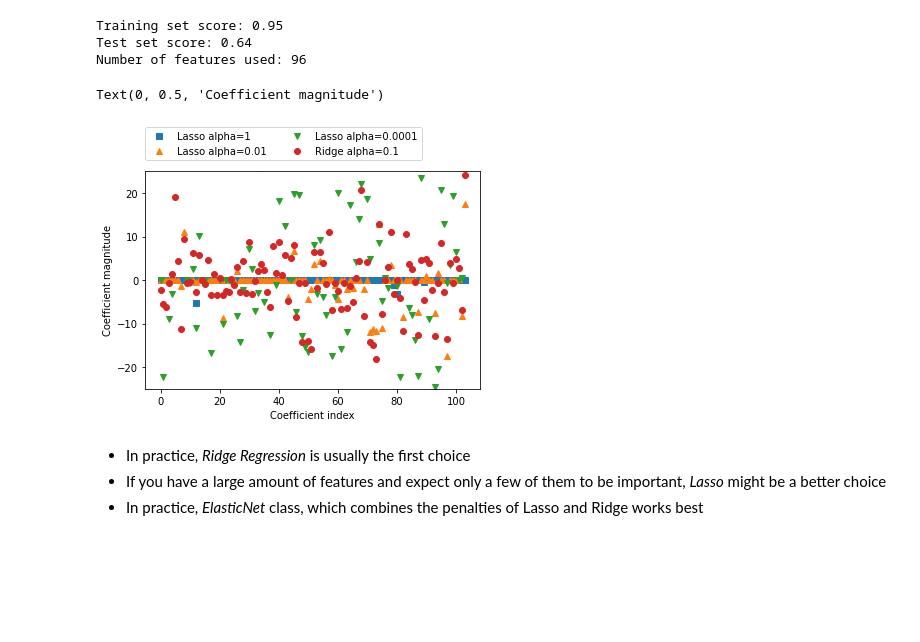
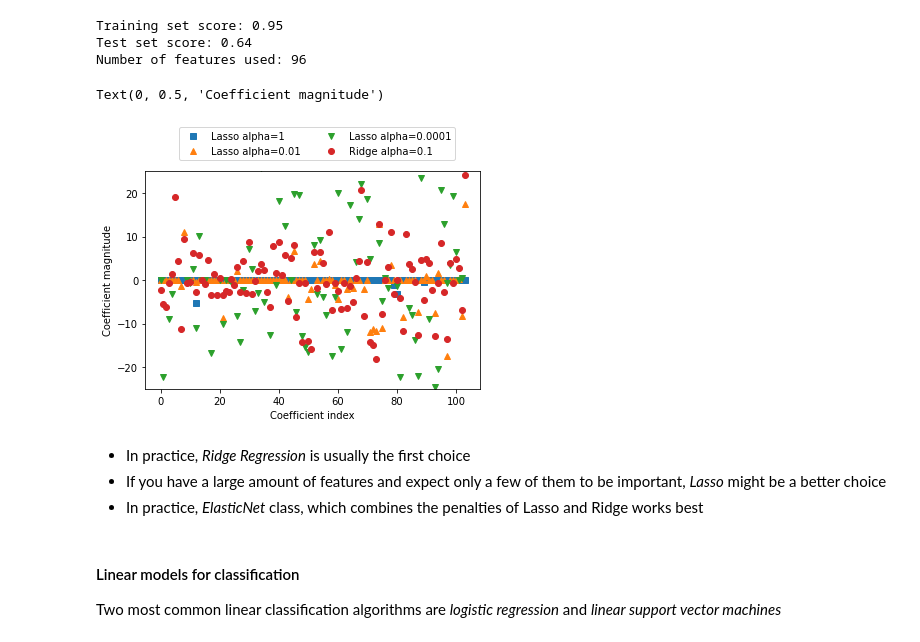
Before and after one commit to DayoonLee/Study-DataScience, a Jupyter notebook: Machine Learning/Linear regression.ipynb, the cells around one changed output. Drawn from its saved outputs; the diff is of its cells as text; code cells hidden in the pictures; blank space fills up the shorter version.

```diff
--- a/Machine Learning/Linear regression.ipynb
+++ b/Machine Learning/Linear regression.ipynb
@@ -130,17 +130,20 @@ Number of features used: 96
 # %%
 plt.plot(lasso.coef_, 's', label="Lasso alpha=1")
 plt.plot(lasso001.coef_, '^', label="Lasso alpha=0.01")
 plt.plot(lasso00001.coef_, 'v', label="Lasso alpha=0.0001")
 
 plt.plot(ridge01.coef_, 'o', label="Ridge alpha=0.1")
-plt.legend(ncol=2, loc=(0, 1.05))
+plt.legend(ncol=2, loc=(0.1, 1.05))
 plt.ylim(-25,25)
 plt.xlabel("Coefficient index")
 plt.ylabel("Coefficient magnitude")
 # %% [output]
 Text(0, 0.5, 'Coefficient magnitude')
-[figure, old version]
+[figure, new version]
 # %% [markdown]
 - In practice, _Ridge Regression_ is usually the first choice
 - If you have a large amount of features and expect only a few of them to be important, _Lasso_ might be a better choice
 - In practice, _ElasticNet_ class, which combines the penalties of Lasso and Ridge works best
+# %% [markdown]
+#### Linear models for classification
+Two most common linear classification algorithms are _logistic regression_ and _linear support vector machines_
```
Also changed, not shown: parts of 7 cells of this notebook.
